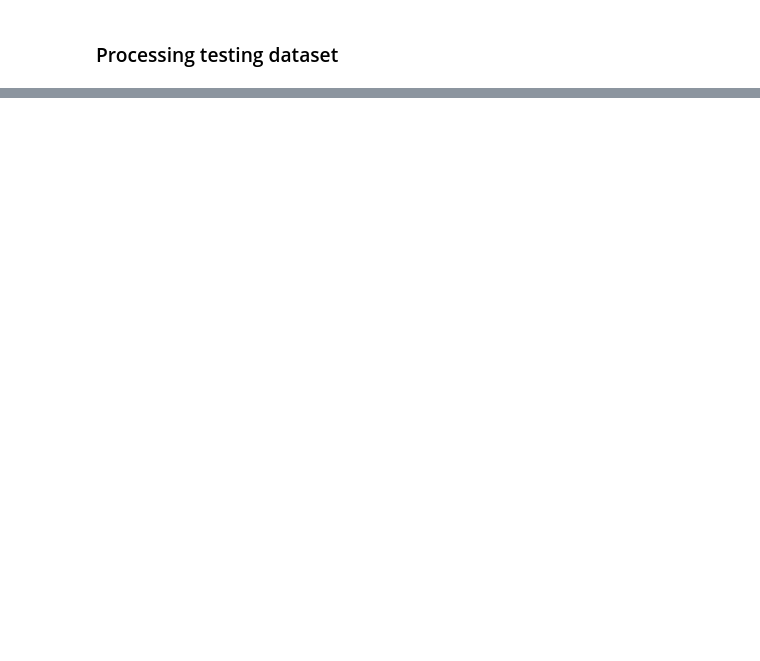
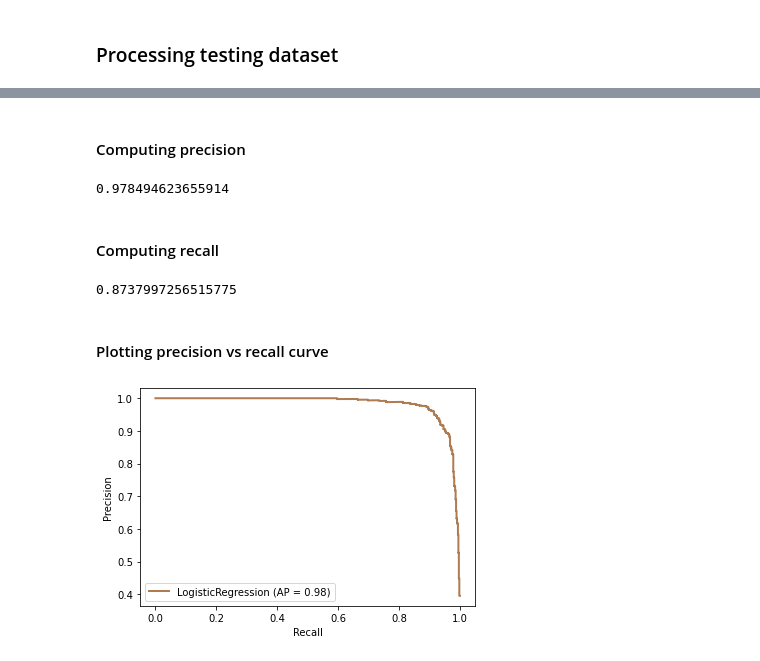
Before and after one commit to Maneesha24/Twitter-analysis-for-social-unrest, a Jupyter notebook: index.ipynb, the cells around one changed output, grey strips where cells are left out. Saved outputs shown, nothing was run; the diff lists cells and outputs as text; code cells hidden in the pictures; blank space fills up the shorter version.

```diff
--- a/index.ipynb
+++ b/index.ipynb
@@ -146,0 +220,19 @@ testData.head()
+# %%
+from sklearn.feature_extraction.text import CountVectorizer
+
+count_vectorizer = CountVectorizer(decode_error='ignore')
+
+training_X = count_vectorizer.fit_transform(trainingData['cleaned_text'])
+# %%
+from sklearn.model_selection import train_test_split
+from sklearn.linear_model import LogisticRegression
+
+# split up the data
+Xtrain, Xtest, Ytrain, Ytest = train_test_split(training_X, trainingData['target'], test_size=0.33)
+
+# create the model, train it, print scores
+model = LogisticRegression()
+model.fit(training_X, trainingData['target'])
+
+print("train score:", model.score(Xtrain, Ytrain))
+print("test score:", model.score(Xtest, Ytest))
@@ -146,0 +249,26 @@ testData.head()
+# %% [markdown]
+#### Computing precision
+# %%
+from sklearn.metrics import precision_score
+
+y_pred_train = model.predict(Xtrain)
+
+precision_score(Ytrain, y_pred_train)
+# %% [output]
+0.978494623655914
+# %% [markdown]
+#### Computing recall
+# %%
+from sklearn.metrics import recall_score
+
+recall_score(Ytrain, y_pred_train)
+# %% [output]
+0.8737997256515775
+# %% [markdown]
+#### Plotting precision vs recall curve
+# %%
+from sklearn.metrics import plot_precision_recall_curve
+
+disp = plot_precision_recall_curve(model, Xtest, Ytest, color='#af7b51', lw=2)
+# %% [output]
+[figure, added]
```
Also changed, not shown: parts of 22 cells of this notebook.
